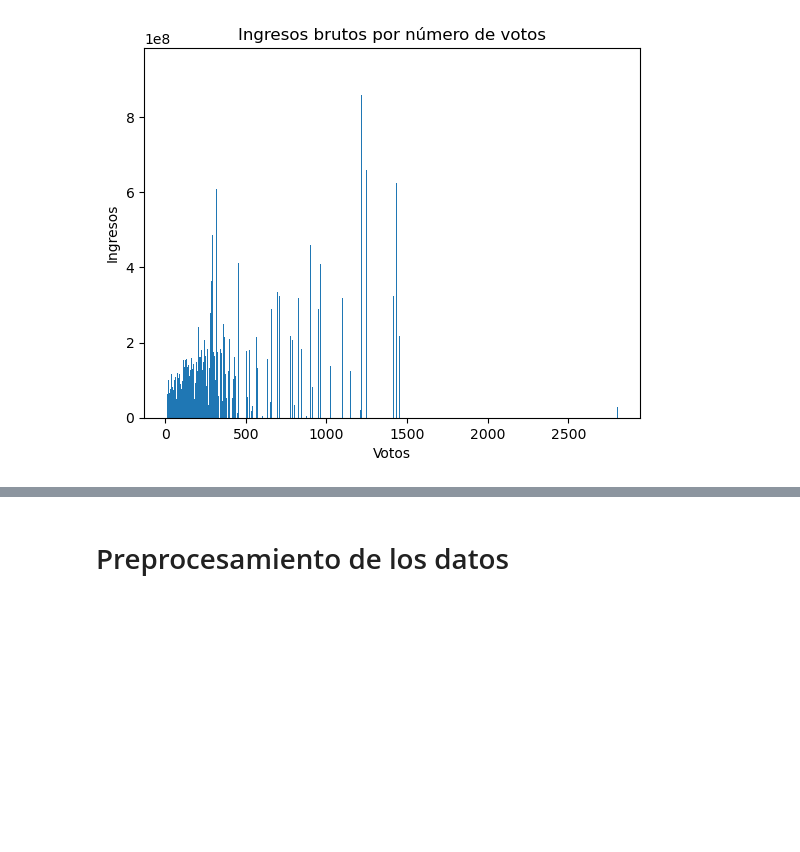
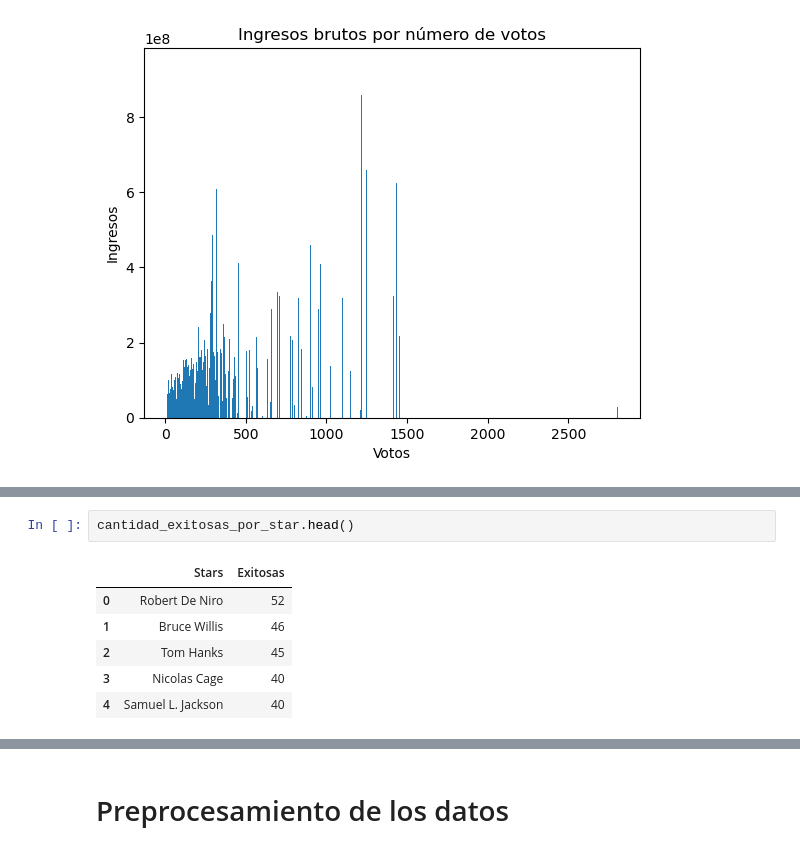
Before and after one commit to pablo11-exe/Talleres-ML, a Jupyter notebook: Taller2.ipynb, the cells around one changed output, grey strips where cells are left out. Saved outputs shown, nothing was run; the diff lists cells and outputs as text; blank space fills up the shorter version.

```diff
--- a/Taller2.ipynb
+++ b/Taller2.ipynb
@@ -212,0 +306,9 @@ plt.show()
+# %%
+cantidad_exitosas_por_star.head()
+# %% [output]
+|  | Stars | Exitosas |
+| 0 | Robert De Niro | 52 |
+| 1 | Bruce Willis | 46 |
+| 2 | Tom Hanks | 45 |
+| 3 | Nicolas Cage | 40 |
+| 4 | Samuel L. Jackson | 40 |
```
Also changed, not shown: parts of 17 cells of this notebook.
